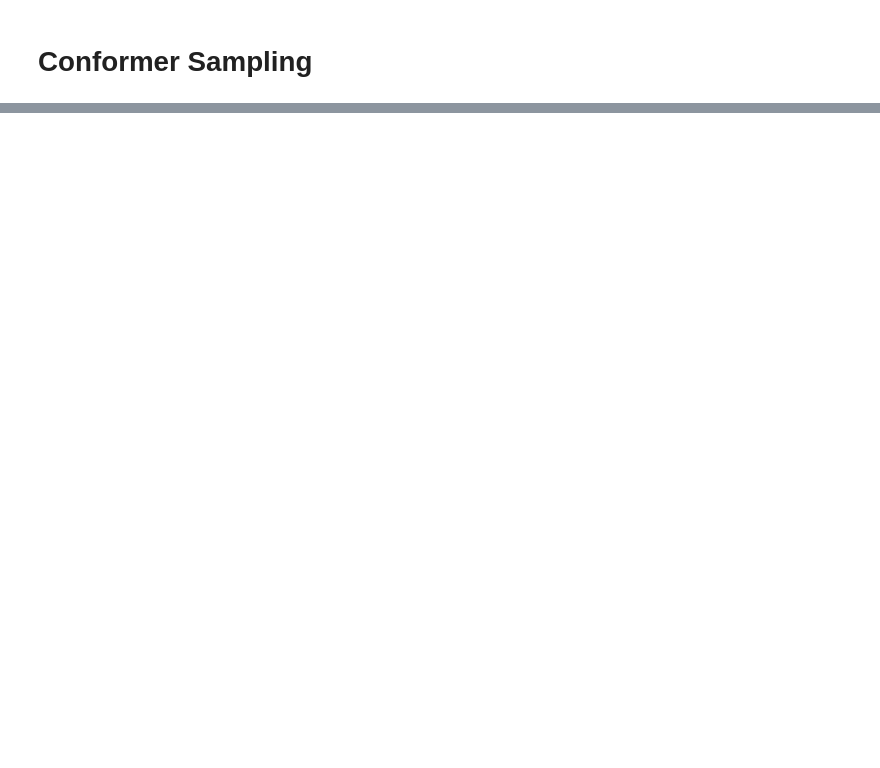
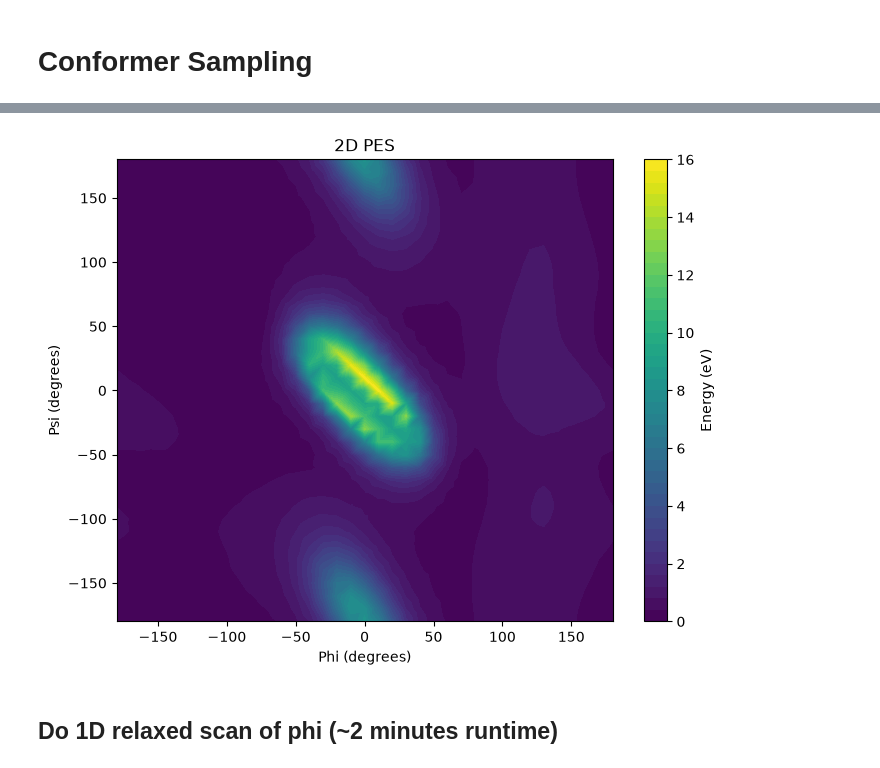
Before and after one commit to Tabor-Research-Group/mlip-demo, a Jupyter notebook: demo/ConformerSampling/ConformerSampling.ipynb, the cells around one changed output, grey strips where cells are left out. Cells and saved outputs as stored; diff of their text form; code cells hidden in the pictures; blank space fills up the shorter version.

```diff
--- a/demo/ConformerSampling/ConformerSampling.ipynb
+++ b/demo/ConformerSampling/ConformerSampling.ipynb
@@ -75,0 +89,27 @@ conf_sampling.visualize(
+# %%
+# Make 2D PES with *rigid* scans
+from aimnet.calculators import AIMNet2ASE
+from ase.optimize import BFGS
+
+calculator = AIMNet2ASE('aimnet2',
+                  charge=0,
+                  )
+from ase.constraints import FixInternals
+rigid_scan_mol = mols[0].copy()
+rigid_scan_mol.calc = calculator
+
+rigid_scan_data = []
+rigid_scan_structs = []
+
+for phi in range(-180,181, 10):
+    rigid_scan_mol.set_dihedral(*phi_indices, phi, indices= phi_rotation_indices)
+    for psi in range(-180,181, 10):
+        rigid_scan_mol.set_dihedral(*psi_indices, psi, indices= psi_rotation_indices)
+        rigid_scan_data.append((phi, psi, rigid_scan_mol.get_potential_energy()))
+        rigid_scan_mol.info['phi'] = phi
+        rigid_scan_mol.info['psi'] = psi
+        rigid_scan_mol.info['Energy'] = rigid_scan_mol.get_potential_energy()
+        rigid_scan_structs.append(rigid_scan_mol.copy())
+all_rigid_scan_structs = rigid_scan_structs[0].copy()
+for struct in rigid_scan_structs[1:]:
+    all_rigid_scan_structs.extend(struct)
@@ -75,0 +119,20 @@ conf_sampling.visualize(
+# %%
+import matplotlib.pyplot as plt
+import numpy as np
+rigid_scan_data = np.array(rigid_scan_data)
+phi = rigid_scan_data[:,0]
+psi = rigid_scan_data[:,1]
+energy = rigid_scan_data[:,2]
+
+# Create a 2D potential energy surface plot
+plt.figure(figsize=(8,6))
+plt.tricontourf(phi, psi, energy - np.min(energy), levels=50, cmap='viridis')
+plt.colorbar(label='Energy (eV)')
+plt.xlabel('Phi (degrees)')
+plt.ylabel('Psi (degrees)')
+plt.title('2D PES')
+plt.show()
+# %% [output]
+[figure, added]
+# %% [markdown]
+## Do 1D relaxed scan of phi (~2 minutes runtime)
```
Also changed, not shown: parts of 21 cells of this notebook, 8 other files.
